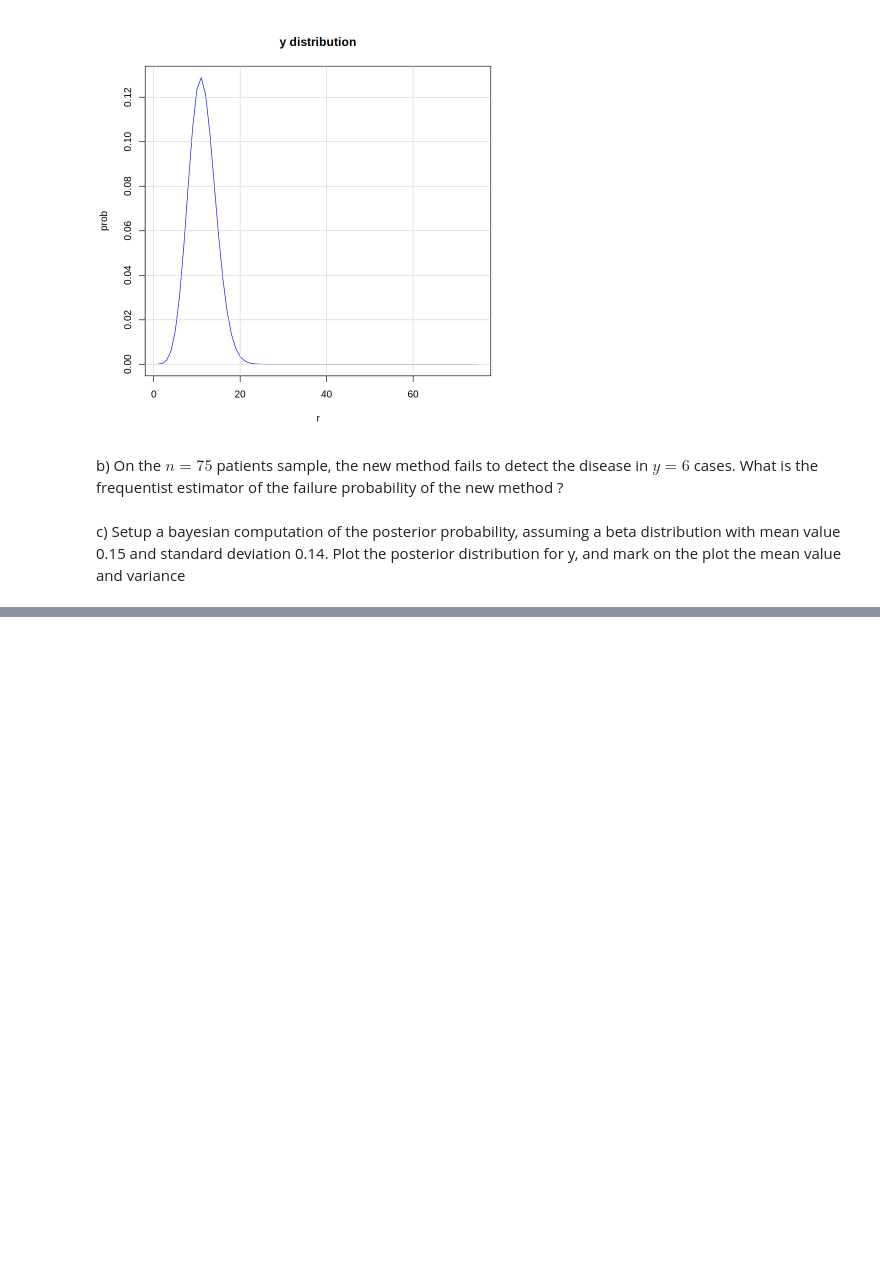
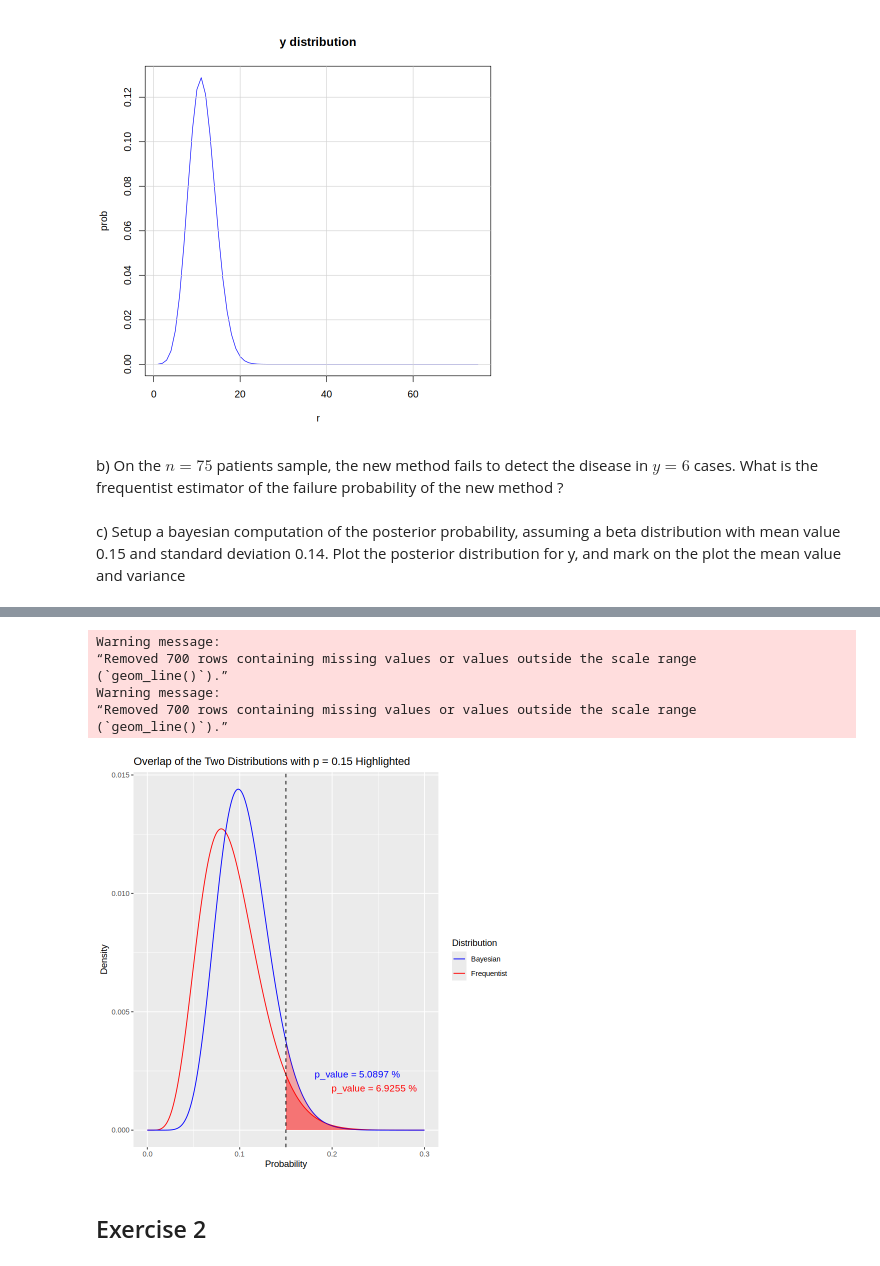
Before and after one commit to sdracia/Advances-Statistics-For-Physics-Analysis, a Jupyter notebook: hw4.ipynb, the cells around one changed output, grey strips where cells are left out. Saved outputs shown, nothing was run; the diff lists cells and outputs as text; code cells hidden in the pictures; blank space fills up the shorter version.

```diff
--- a/hw4.ipynb
+++ b/hw4.ipynb
@@ -103,0 +154,52 @@ grid()
+# %%
+# Load required libraries
+library(ggplot2)
+
+# # Parameters for the binomial distributions (you will replace these with your actual parameters)
+# n <- 100  # Sample size
+# p1 <- 0.3  # Probability for distribution 1
+# p2 <- 0.5  # Probability for distribution 2
+
+# Generate sequence of probabilities
+# probs <- seq(0, 1, length.out = 1000)
+
+# Calculate densities for the distributions
+density1 <- binom
+density2 <- beta_post
+
+# Create a data frame for plotting
+df <- data.frame(p, density1, density2)
+
+# Plot the densities with ggplot2
+ggplot(df, aes(x = p)) +
+  # Add density line for distribution 1
+  xlim(0, 0.3) +
+  geom_line(aes(y = density1, color = "Frequentist")) +
+  # Add density line for distribution 2
+  geom_line(aes(y = density2, color = "Bayesian")) +
+  # Shade the area under the curve from p = 0.15 onwards for distribution 1
+  geom_ribbon(data = subset(df, p >= 0.15), aes(ymin = 0, ymax = density1), fill = "red", alpha = 0.3) +
+  # Shade the area under the curve from p = 0.15 onwards for distribution 2
+  geom_ribbon(data = subset(df, p >= 0.15), aes(ymin = 0, ymax = density2), fill = "red", alpha = 0.3) +
+
+  scale_color_manual(values = c("blue", "red")) + # set color for mean lines
+  scale_fill_manual(values = c("blue", "red")) +
+  geom_vline(aes(xintercept = 0.15), linetype = "dashed") + # mean lines
+
+  # Set plot labels and title
+  labs(x = "Probability", y = "Density", color = "Distribution") +
+  annotate("text", x = c(sum_from_index_freq + 0.13, sum_from_index_bay + 0.13), y = c(0.0008, 0.0002),
+         label = c(sprintf("p_value = %.4f %% \n", sum_from_index_freq*100),
+                   sprintf("p_value = %.4f %% \n", sum_from_index_bay*100)),
+         color = c("blue", "red"), size = 4, hjust = 0, vjust = -1) + # add mean and var annotations
+  ggtitle("Overlap of the Two Distributions with p = 0.15 Highlighted")
+# %% [output]
+Warning message:
+“Removed 700 rows containing missing values or values outside the scale range
+(`geom_line()`).”
+Warning message:
+“Removed 700 rows containing missing values or values outside the scale range
+(`geom_line()`).”
+[figure, added]
+# %% [markdown]
+## Exercise 2
```
Also changed, not shown: parts of 11 cells of this notebook.
